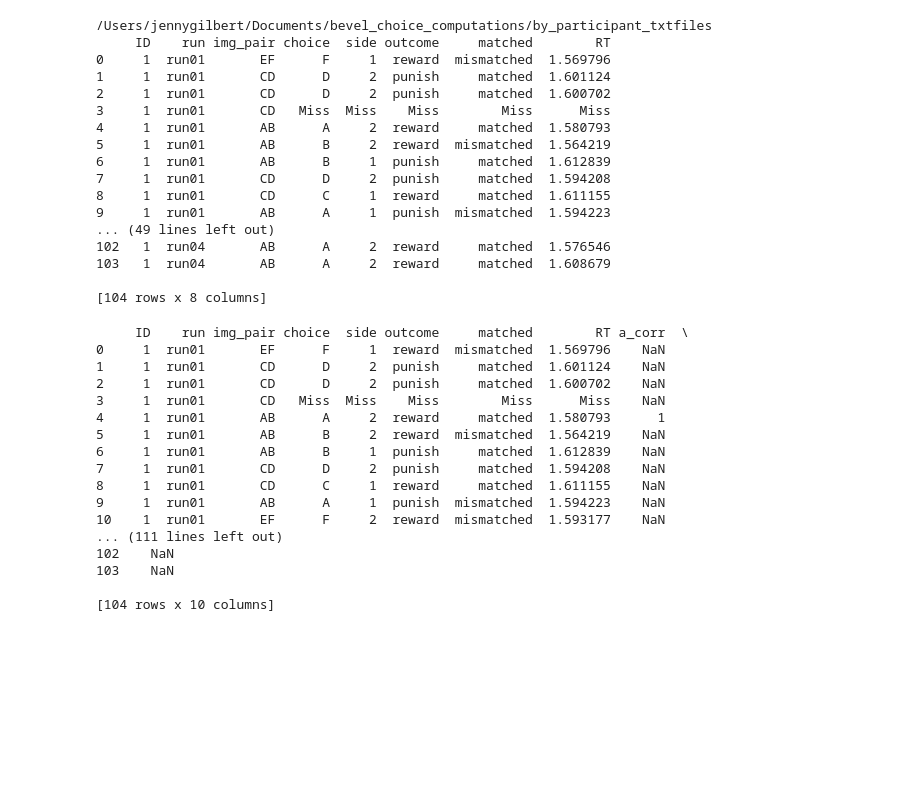
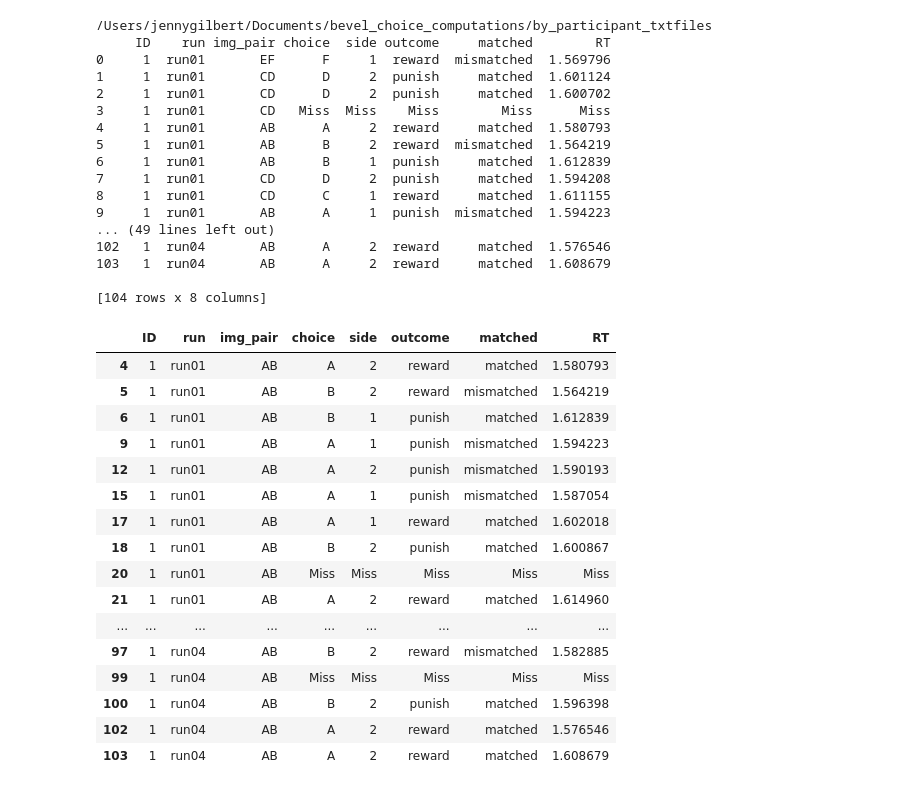
Before and after one commit to jennyrsadler/bevel_choice, a Jupyter notebook: bevel_choice_behavior.ipynb, the cells around one changed output. Cells and saved outputs as stored; diff of their text form; code cells hidden in the pictures; blank space fills up the shorter version.

```diff
--- a/bevel_choice_behavior.ipynb
+++ b/bevel_choice_behavior.ipynb
@@ -32,28 +32,36 @@ print(df)
 103   1  run04       AB      A     2  reward     matched  1.608679
 
 [104 rows x 8 columns]
-# %%
-#df['a_prob'] = df['choice'].apply(lambda x: '1' if x == 'A' else '0')
-#print(df)
-
-df.loc[(df.choice == 'A') & (df.outcome == 'reward'), 'a_corr'] = '1'
-df.loc[(df.choice == 'B') & (df.outcome == 'reward'), 'b_corr'] = '1'
-print(df)
-# %% [output]
-     ID    run img_pair choice  side outcome     matched        RT a_corr  \
-0     1  run01       EF      F     1  reward  mismatched  1.569796    NaN
-1     1  run01       CD      D     2  punish     matched  1.601124    NaN
-2     1  run01       CD      D     2  punish     matched  1.600702    NaN
-3     1  run01       CD   Miss  Miss    Miss        Miss      Miss    NaN
-4     1  run01       AB      A     2  reward     matched  1.580793      1
-5     1  run01       AB      B     2  reward  mismatched  1.564219    NaN
-6     1  run01       AB      B     1  punish     matched  1.612839    NaN
-7     1  run01       CD      D     2  punish     matched  1.594208    NaN
-8     1  run01       CD      C     1  reward     matched  1.611155    NaN
-9     1  run01       AB      A     1  punish  mismatched  1.594223    NaN
-10    1  run01       EF      F     2  reward  mismatched  1.593177    NaN
-... (111 lines left out)
-102    NaN
-103    NaN
-
-[104 rows x 10 columns]
+# %%
+#Goal = calculate probability of each shape as the sum of number of previous rewards/sum of number of previous reinforcers
+#running matched/total reinforcers = A prob of correct
+#running mismatched/total reinforcers = B prob of being correct
+
+#df.loc[(df.choice == 'A') & (df.outcome == 'reward'), 'a_rewarded'] = '1'
+#df.loc[(df.choice == 'A') & (df.outcome == 'punish'), 'a_rewarded'] = '0'
+#df.loc[(df.choice == 'B') & (df.outcome == 'reward'), 'b_rewarded'] = '1'
+#df.loc[(df.choice == 'B') & (df.outcome == 'punish'), 'b_rewarded'] = '0'
+#df.loc[(df.img_pair == 'AB') & (df.outcome != 'Miss'), 'ab_reinforcer_count'] = '1'
+#print(df)
+
+#Split df into AB
+df1 = df[df['img_pair'] == 'AB']
+df1
+# %% [output]
+|  | ID | run | img_pair | choice | side | outcome | matched | RT |
+| 4 | 1 | run01 | AB | A | 2 | reward | matched | 1.580793 |
+| 5 | 1 | run01 | AB | B | 2 | reward | mismatched | 1.564219 |
+| 6 | 1 | run01 | AB | B | 1 | punish | matched | 1.612839 |
+| 9 | 1 | run01 | AB | A | 1 | punish | mismatched | 1.594223 |
+| 12 | 1 | run01 | AB | A | 2 | punish | mismatched | 1.590193 |
+| 15 | 1 | run01 | AB | A | 1 | punish | mismatched | 1.587054 |
+| 17 | 1 | run01 | AB | A | 1 | reward | matched | 1.602018 |
+| 18 | 1 | run01 | AB | B | 2 | punish | matched | 1.600867 |
+| 20 | 1 | run01 | AB | Miss | Miss | Miss | Miss | Miss |
+| 21 | 1 | run01 | AB | A | 2 | reward | matched | 1.614960 |
+| ... | ... | ... | ... | ... | ... | ... | ... | ... |
+| 97 | 1 | run04 | AB | B | 2 | reward | mismatched | 1.582885 |
+| 99 | 1 | run04 | AB | Miss | Miss | Miss | Miss | Miss |
+| 100 | 1 | run04 | AB | B | 2 | punish | matched | 1.596398 |
+| 102 | 1 | run04 | AB | A | 2 | reward | matched | 1.576546 |
+| 103 | 1 | run04 | AB | A | 2 | reward | matched | 1.608679 |
```
Also changed, not shown: parts of 1 cell of this notebook.
